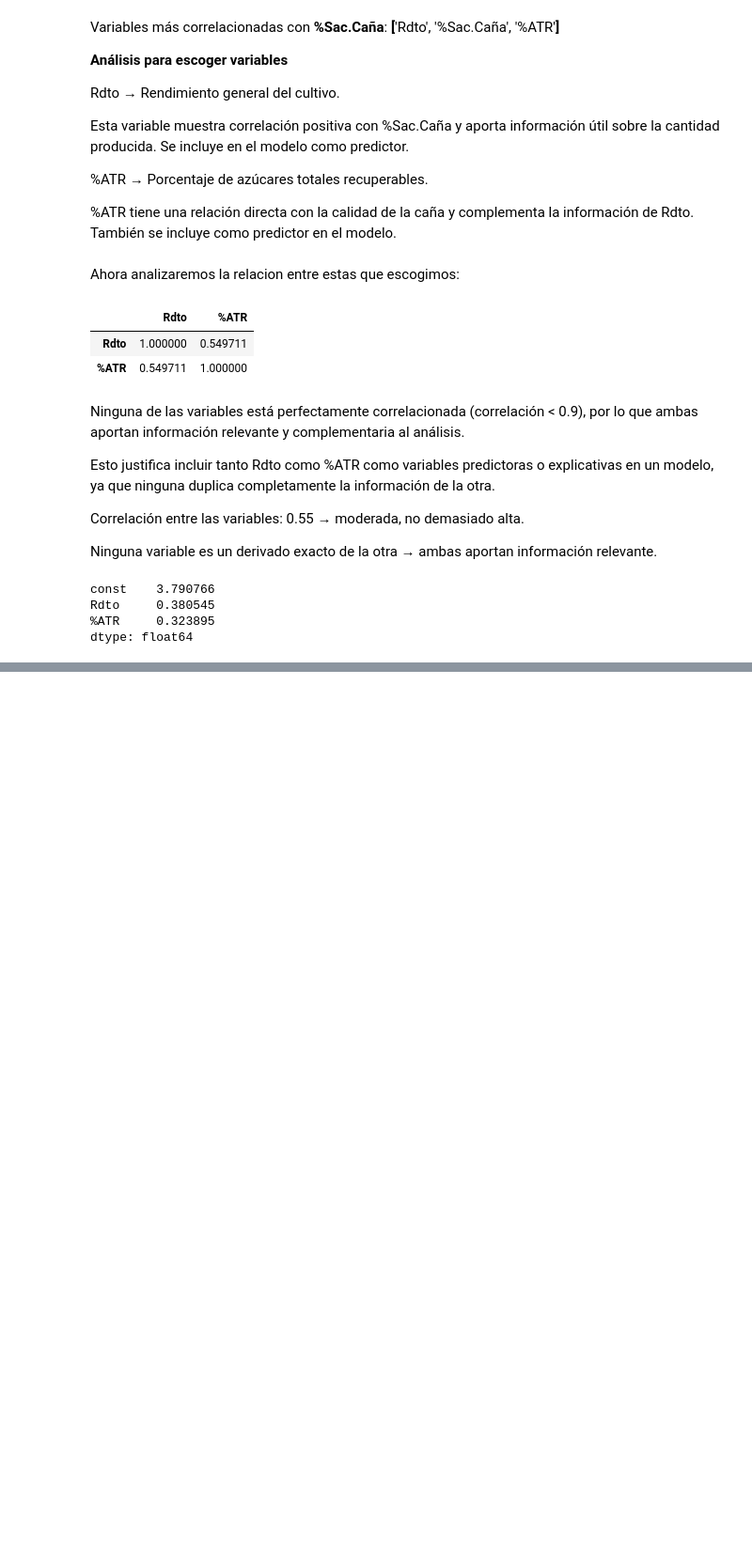
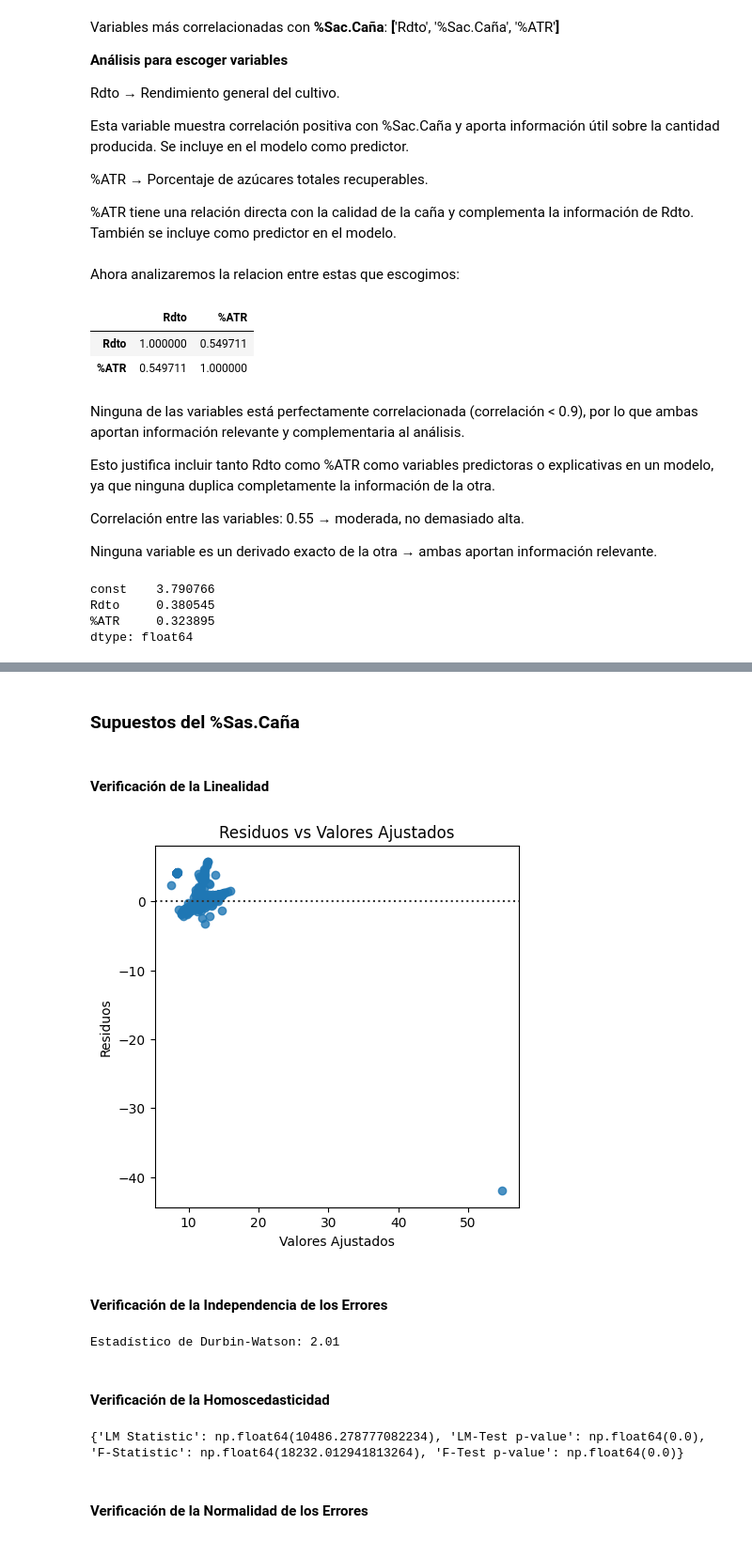
Before and after one commit to mcordoba12/Laboratorio-1, a Jupyter notebook: Lab1.ipynb, the cells around one changed output, grey strips where cells are left out. Shown at 94% size. Saved outputs shown, nothing was run; the diff lists cells and outputs as text; code cells hidden in the pictures; blank space fills up the shorter version.

Commit message:
Supuestos Sas

```diff
--- a/Lab1.ipynb
+++ b/Lab1.ipynb
@@ -636,0 +664,43 @@ dtype: float64
+# %% [markdown]
+### **Supuestos del %Sas.Caña**
+# %% [markdown]
+#### **Verificación de la Linealidad**
+# %%
+# --- Residuos y valores ajustados ---
+residuals = lin_model.resid
+fitted = lin_model.fittedvalues
+
+# 1. Verificación de la Linealidad
+plt.figure(figsize=(5, 5))
+sns.residplot(x=fitted, y=residuals)
+plt.xlabel('Valores Ajustados')
+plt.ylabel('Residuos')
+plt.title('Residuos vs Valores Ajustados')
+plt.show()
+# %% [output]
+[figure, added]
+# %% [markdown]
+#### **Verificación de la Independencia de los Errores**
+# %%
+from statsmodels.stats.stattools import durbin_watson
+
+# 2. Verificación de la Independencia de los Errores
+dw_stat = durbin_watson(residuals)
+print(f'Estadístico de Durbin-Watson: {dw_stat:.2f}')
+# %% [output]
+Estadístico de Durbin-Watson: 2.01
+# %% [markdown]
+#### **Verificación de la Homoscedasticidad**
+# %%
+# Verificación de Homoscedasticidad (varianza constante) correctamente
+from statsmodels.stats.diagnostic import het_breuschpagan
+
+X_train_const = sm.add_constant(X_train)  # X_train usado en el modelo
+
+bp_test = het_breuschpagan(residuals, X_train_const)
+labels = ['LM Statistic', 'LM-Test p-value', 'F-Statistic', 'F-Test p-value']
+print(dict(zip(labels, bp_test)))
+# %% [output]
+{'LM Statistic': np.float64(10486.278777082234), 'LM-Test p-value': np.float64(0.0), 'F-Statistic': np.float64(18232.012941813264), 'F-Test p-value': np.float64(0.0)}
+# %% [markdown]
+#### **Verificación de la Normalidad de los Errores**
```
Also changed, not shown: parts of 6 cells of this notebook.
